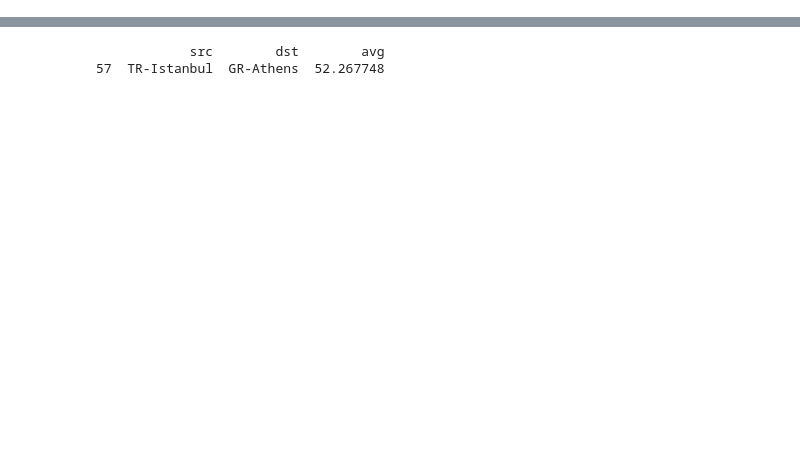
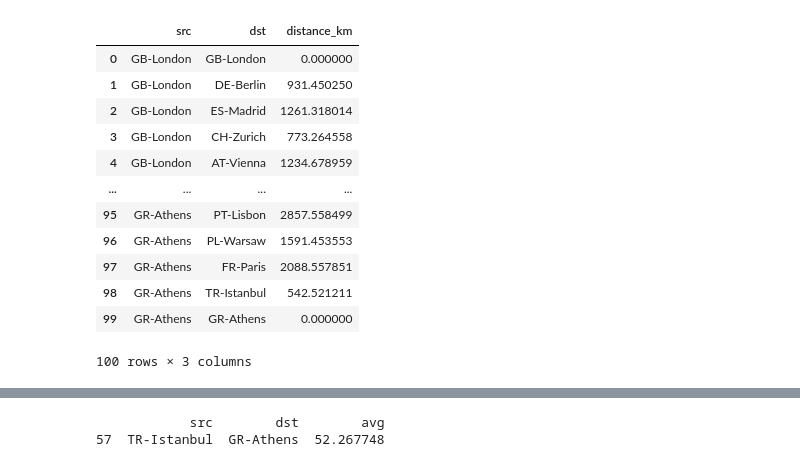
Before and after one commit to thomas-schleicher/software-praktikum, a Jupyter notebook: results/notebooks/full_traceroute.ipynb, the cells around one changed output, grey strips where cells are left out. Saved outputs shown, nothing was run; the diff lists cells and outputs as text; code cells hidden in the pictures; blank space fills up the shorter version.

```diff
--- a/results/notebooks/full_traceroute.ipynb
+++ b/results/notebooks/full_traceroute.ipynb
@@ -19,6 +19,7 @@ ip_map = {
 }
 # %%
 import geopandas as gpd
+from geopy.distance import geodesic
 
 cities = {
     "GB-London": (-0.0695, 51.5185),
@@ -27,38 +28,70 @@ cities = {
     "CH-Zurich": (8.5605, 47.4185),
     "AT-Vienna": (16.4075, 48.2715),
     "PT-Lisbon": (-9.1215, 38.7915),
     "PL-Warsaw": (20.9375, 52.2515),
     "FR-Paris": (2.4075, 48.7905),
     "TR-Istanbul": (28.8305, 40.9915),
     "GR-Athens": (23.7705, 38.0695)
 }
 
 df = pd.DataFrame([
     {"city": name, "lon": coord[0], "lat": coord[1]}
     for name, coord in cities.items()
 ])
 
 gdf = gpd.GeoDataFrame(
     df,
     geometry=gpd.points_from_xy(df['lon'], df['lat']),
     crs="EPSG:4326"
 )
 
-gdf = gdf.to_crs("EPSG:3857")
+# gdf = gdf.to_crs("EPSG:3857")
 
 dist_rows = []
-for src_city, dst_city in product(gdf['city'], repeat=2):
-    src_geom = gdf[gdf['city'] == src_city].geometry.values[0]
-    dst_geom = gdf[gdf['city'] == dst_city].geometry.values[0]
+# for src_city, dst_city in product(gdf['city'], repeat=2):
+#     src_geom = gdf[gdf['city'] == src_city].geometry.values[0]
+#     dst_geom = gdf[gdf['city'] == dst_city].geometry.values[0]
 
-    dist_km = src_geom.distance(dst_geom) / 1000
+#     dist_km = src_geom.distance(dst_geom) / 1000
+
+#     dist_rows.append({
+#         "src": src_city,
+#         "dst": dst_city,
+#         "distance_km": dist_km
+#     })
+# dist_df = pd.DataFrame(dist_rows)
+
+for src_city, dst_city in product(cities.keys(), repeat=2):
+    coord_src = (cities[src_city][1], cities[src_city][0])
+    coord_dst = (cities[dst_city][1], cities[dst_city][0])
+
+    # Berechnung der Distanz auf dem WGS-84 Ellipsoid
+    dist_km = geodesic(coord_src, coord_dst).kilometers
 
     dist_rows.append({
         "src": src_city,
         "dst": dst_city,
         "distance_km": dist_km
     })
+
 dist_df = pd.DataFrame(dist_rows)
+
+# with pd.option_context('display.max_colwidth', None, 'display.max_rows', None):
+display(dist_df)
+# %% [output]
+|  | src | dst | distance_km |
+| 0 | GB-London | GB-London | 0.000000 |
+| 1 | GB-London | DE-Berlin | 931.450250 |
+| 2 | GB-London | ES-Madrid | 1261.318014 |
+| 3 | GB-London | CH-Zurich | 773.264558 |
+| 4 | GB-London | AT-Vienna | 1234.678959 |
+| ... | ... | ... | ... |
+| 95 | GR-Athens | PT-Lisbon | 2857.558499 |
+| 96 | GR-Athens | PL-Warsaw | 1591.453553 |
+| 97 | GR-Athens | FR-Paris | 2088.557851 |
+| 98 | GR-Athens | TR-Istanbul | 542.521211 |
+| 99 | GR-Athens | GR-Athens | 0.000000 |
+100 rows × 3 columns
 # %%
 trace_df = pd.read_csv("data/full/traceroute.csv")
 
```
Also changed, not shown: parts of 4 cells of this notebook, 9 other files.
